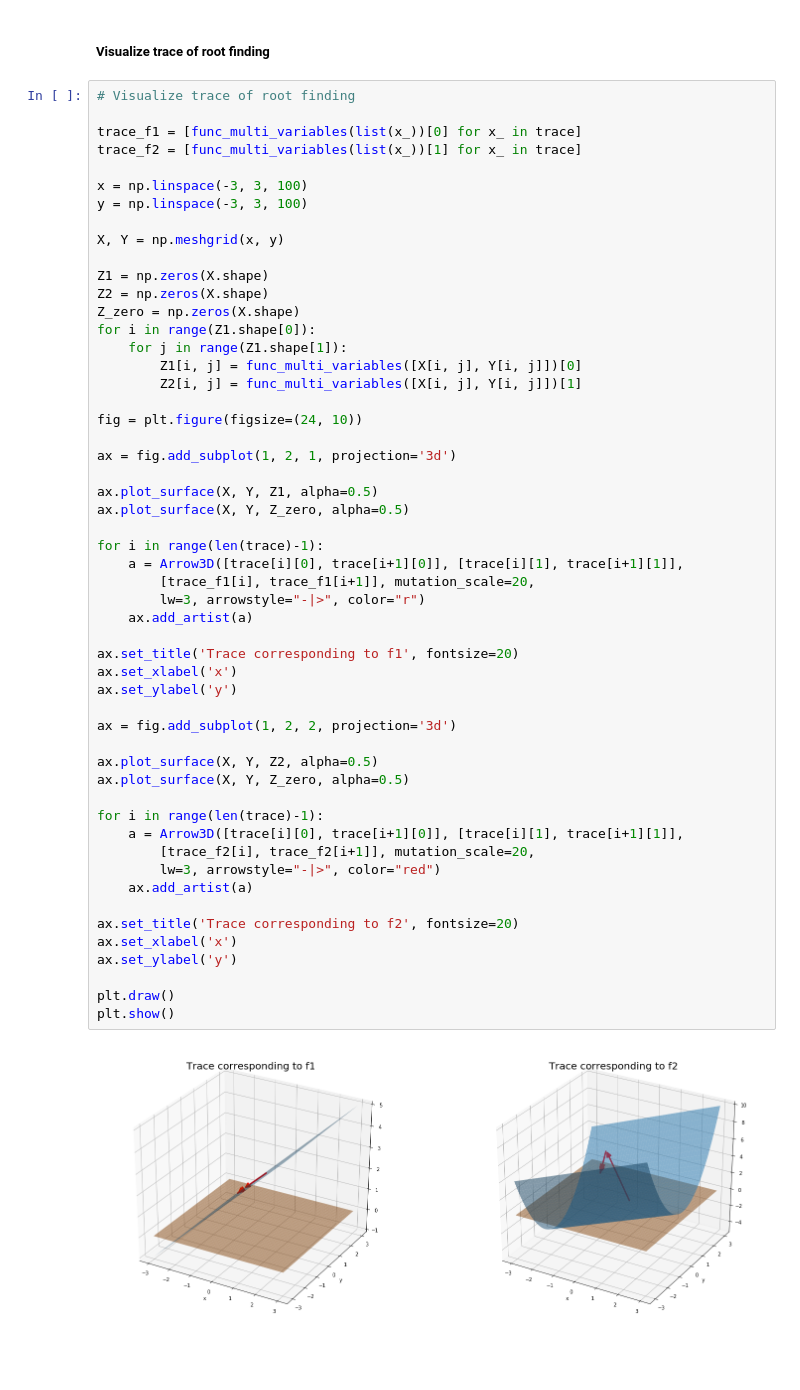
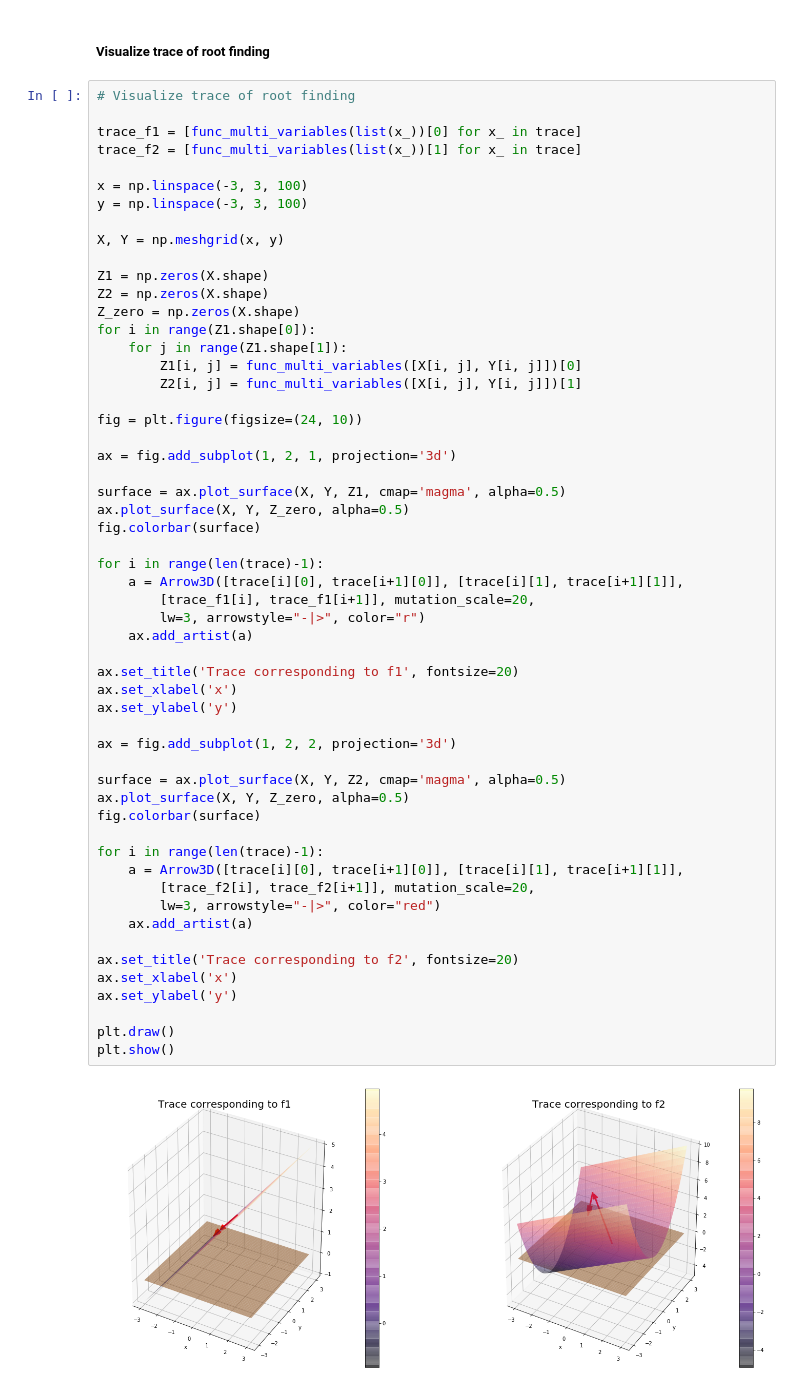
Before and after one commit to sandrawing/cs107-FinalProject, a Jupyter notebook: demos/Demo_Newton_method.ipynb, the cells around one changed output. Drawn from its saved outputs; the diff is of its cells as text; blank space fills up the shorter version.

Commit message:
Update plots for multi-variable function

```diff
--- a/demos/Demo_Newton_method.ipynb
+++ b/demos/Demo_Newton_method.ipynb
@@ -111,35 +111,37 @@ fig = plt.figure(figsize=(24, 10))
 
 ax = fig.add_subplot(1, 2, 1, projection='3d')
 
-ax.plot_surface(X, Y, Z1, alpha=0.5)
+surface = ax.plot_surface(X, Y, Z1, cmap='magma', alpha=0.5)
 ax.plot_surface(X, Y, Z_zero, alpha=0.5)
+fig.colorbar(surface)
 
 for i in range(len(trace)-1):
     a = Arrow3D([trace[i][0], trace[i+1][0]], [trace[i][1], trace[i+1][1]],
         [trace_f1[i], trace_f1[i+1]], mutation_scale=20,
         lw=3, arrowstyle="-|>", color="r")
     ax.add_artist(a)
 
 ax.set_title('Trace corresponding to f1', fontsize=20)
 ax.set_xlabel('x')
 ax.set_ylabel('y')
 
 ax = fig.add_subplot(1, 2, 2, projection='3d')
 
-ax.plot_surface(X, Y, Z2, alpha=0.5)
+surface = ax.plot_surface(X, Y, Z2, cmap='magma', alpha=0.5)
 ax.plot_surface(X, Y, Z_zero, alpha=0.5)
+fig.colorbar(surface)
 
 for i in range(len(trace)-1):
     a = Arrow3D([trace[i][0], trace[i+1][0]], [trace[i][1], trace[i+1][1]],
         [trace_f2[i], trace_f2[i+1]], mutation_scale=20,
         lw=3, arrowstyle="-|>", color="red")
     ax.add_artist(a)
 
 ax.set_title('Trace corresponding to f2', fontsize=20)
 ax.set_xlabel('x')
 ax.set_ylabel('y')
 
 plt.draw()
 plt.show()
 # %% [output]
-[figure, old version]
+[figure, new version]
```
